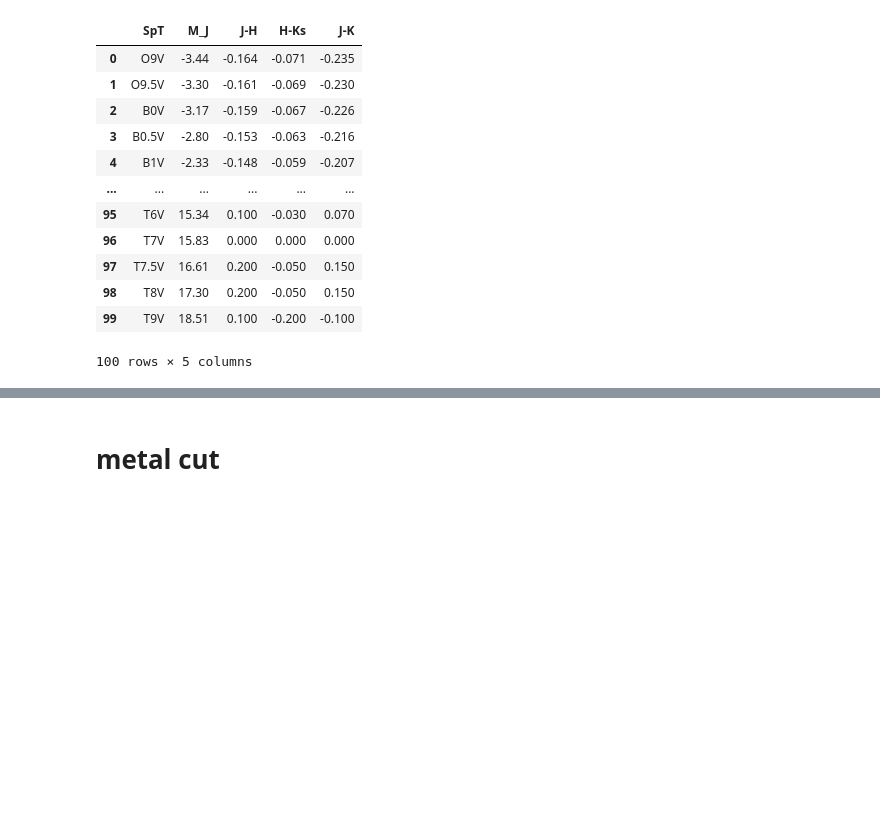
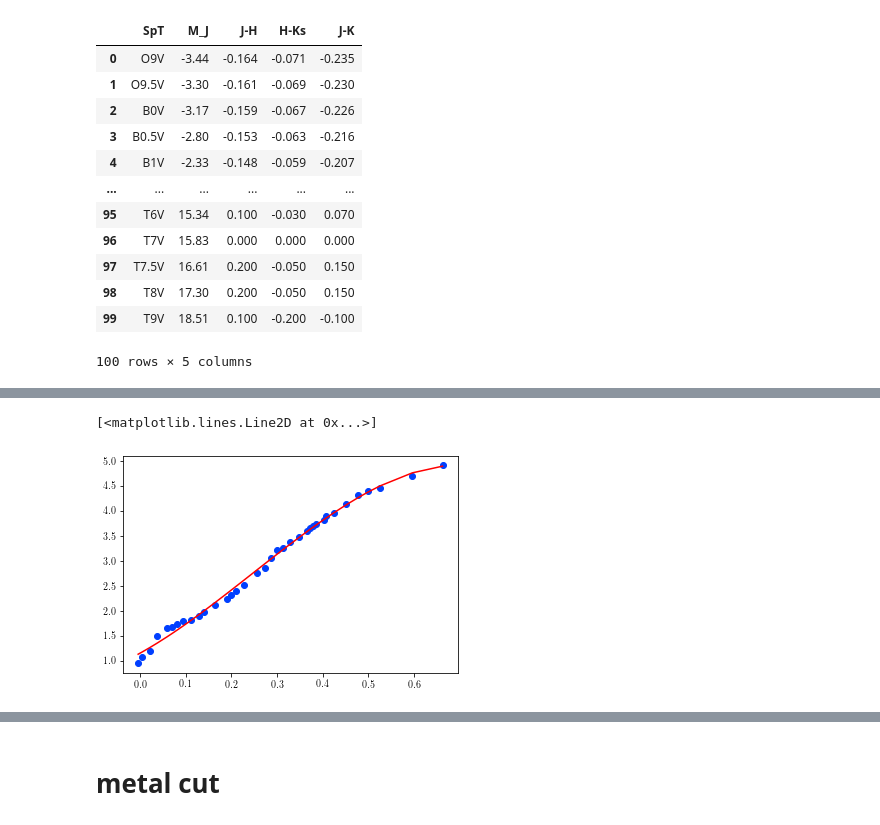
Before and after one commit to Alisyaifudin/Thesis-Project, a Jupyter notebook: 2_Cleaning/2.5. metal/2.5.1. Color-Class.ipynb, the cells around one changed output, grey strips where cells are left out. Drawn from its saved outputs; the diff is of its cells as text; code cells hidden in the pictures; blank space fills up the shorter version.

```diff
--- a/2_Cleaning/2.5. metal/2.5.1. Color-Class.ipynb
+++ b/2_Cleaning/2.5. metal/2.5.1. Color-Class.ipynb
@@ -128,0 +90,10 @@ df_mask_65
+# %%
+from scipy import interpolate
+
+mj_interp = interpolate.UnivariateSpline(jk, mj, s=1, k=3)
+
+plt.scatter(jk, mj)
+plt.plot(jk, mj_interp(jk), c="r")
+# %% [output]
+[<matplotlib.lines.Line2D at 0x...>]
+[figure, added]
```
Also changed, not shown: parts of 15 cells of this notebook, 17 other files.
